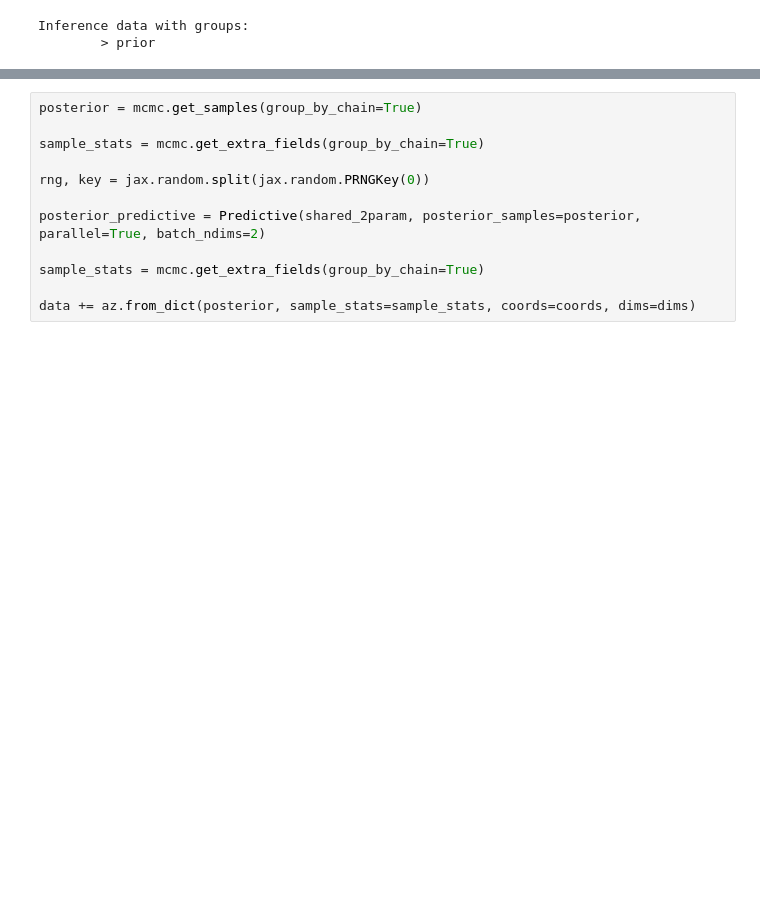
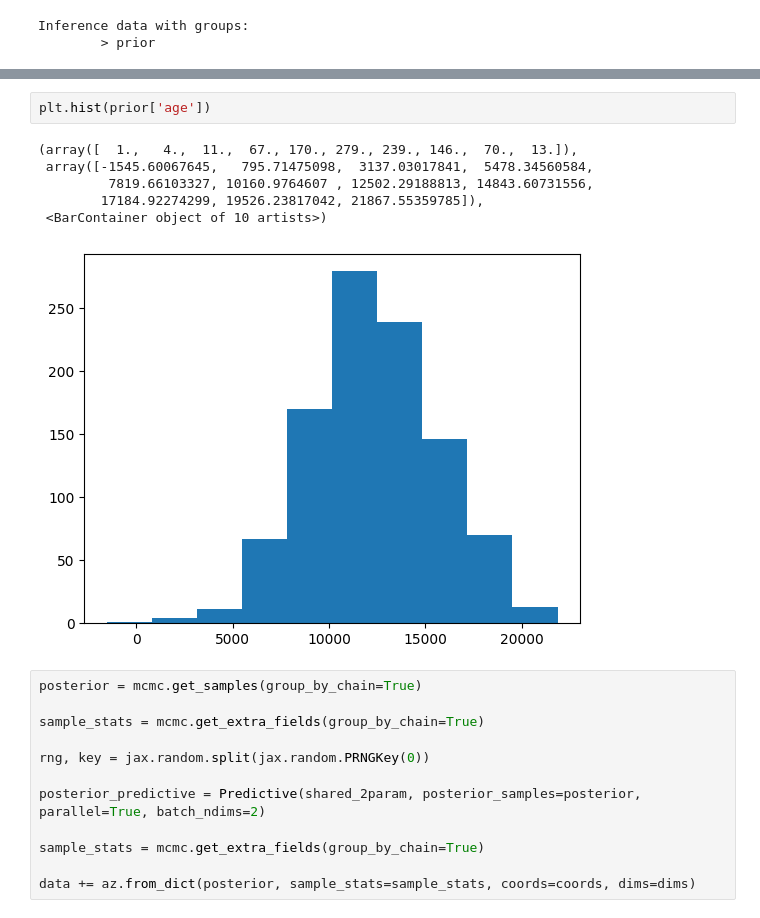
Before and after one commit to ehatt98/M4-hierarchical, a Jupyter notebook: notebooks/test-sampling-hierarchical-age-zini.ipynb, the cells around one changed output, grey strips where cells are left out. Drawn from its saved outputs; the diff is of its cells as text; blank space fills up the shorter version.

```diff
--- a/notebooks/test-sampling-hierarchical-age-zini.ipynb
+++ b/notebooks/test-sampling-hierarchical-age-zini.ipynb
@@ -233,3 +267,12 @@ mcmc.print_summary()
+# %%
+plt.hist(prior['age'])
+# %% [output]
+(array([  1.,   4.,  11.,  67., 170., 279., 239., 146.,  70.,  13.]),
+ array([-1545.60067645,   795.71475098,  3137.03017841,  5478.34560584,
+         7819.66103327, 10160.9764607 , 12502.29188813, 14843.60731556,
+        17184.92274299, 19526.23817042, 21867.55359785]),
+ <BarContainer object of 10 artists>)
+[figure, added]
 # %%
 posterior = mcmc.get_samples(group_by_chain=True)
 
```
Also changed, not shown: parts of 18 cells of this notebook, 3 other files.
